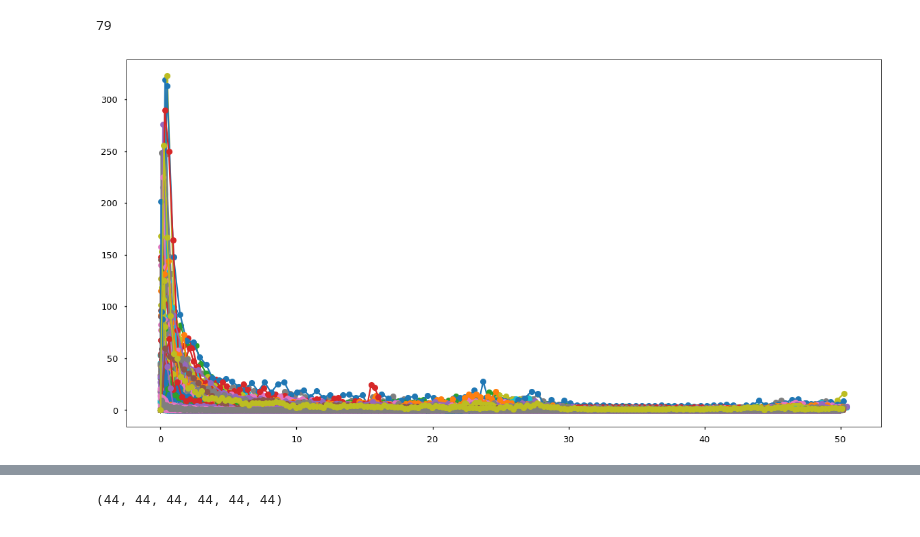
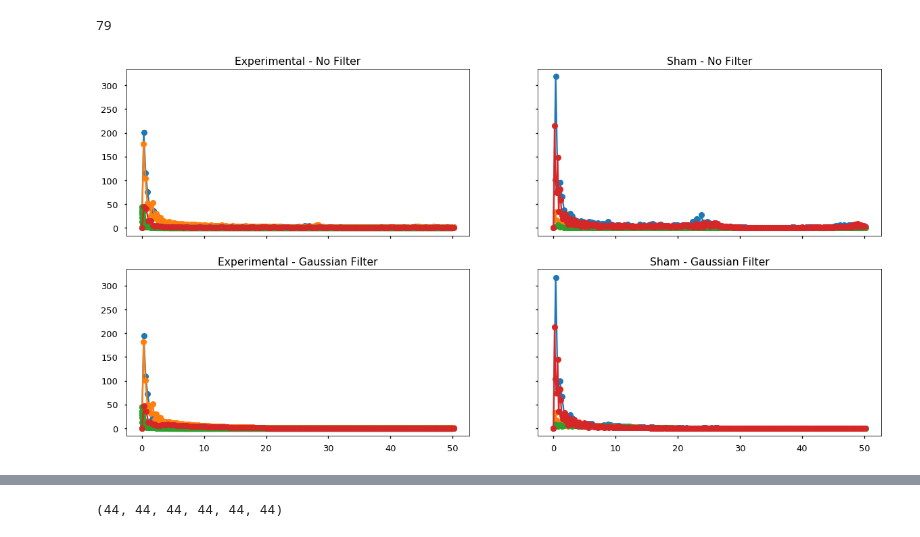
Before and after one commit to itsMahad/MothAbdominalRestriction, a Jupyter notebook: A_Step2_Tortuosity_Data_Loop.ipynb, the cells around one changed output, grey strips where cells are left out. Drawn from its saved outputs; the diff is of its cells as text; code cells hidden in the pictures.

Commit message:
Update 3/18: Multiplot with Filtering
This update implemented a multiplot including pre and post filtered summated fft's.

```diff
--- a/A_Step2_Tortuosity_Data_Loop.ipynb
+++ b/A_Step2_Tortuosity_Data_Loop.ipynb
@@ -11,6 +11,7 @@ from scipy import signal
 # %%
 source = r"/Users/Mahad/Downloads/drive-download-20200317T004709Z-001/Centroids_Relevant"
 outpath = r"/Users/Mahad/Downloads/drive-download-20200317T004709Z-001/Centroid_Filtered"
+figpath = r"/Users/Mahad/Downloads/drive-download-20200317T004709Z-001/Figures"
 # %%
 def gaussian(x,y):
     gauss = signal.gaussian(10,3)
@@ -44,53 +45,74 @@ print(len(csv_list))
 # %% [output]
 79
 # %%
-name_list = []
-xf_list = []
-Nx_list = []
-fft_Cxvel_list = []
-stdxv_list = []
-meanxv_list = []
-turb_intens_list = []
-conditioned_xvel_list = []
-xvel = []
-yvel = []
-t = []
-window = []
-visit_number_list = []
-f, ax = plt.subplots(1,1, figsize = (20,10), sharex = True, sharey = True)
+# name_list = []
+# xf_list = []
+# Nx_list = []
+# fft_Cxvel_list = []
+# stdxv_list = []
+# meanxv_list = []
+# turb_intens_list = []
+# conditioned_xvel_list = []
+# xvel = []
+# yvel = []
+# t = []
+# window = []
+# visit_number_list = []
+f, ax = plt.subplots(2,2, figsize = (20,10), sharex = True, sharey = True)
 
-for element in csv_list[:]:
+for element in csv_list[:8]:
     df = pd.read_csv(element)
     x, y, time = df.X_position.values, df.Y_position.values, df.FrameNumber.values
-    x_gauss, y_gauss = gaussian(x,y)
+
 
     visit_number = df.VisitNumber[0]
 
     xf, Nx, fftx = Tortuosity(x, time)
     yf, Ny, ffty = Tortuosity(y, time)
 
     name_list.append(element[78:-4])
 
 #     xf_list.append(xf)
 #     Nx_list.append(Nx)
 #     fft_Cxvel_list.append(fft_Cxvel)
 #     stdxv_list.append(stdxv)
 #     meanxv_list.append(meanxv)
 #     turb_intens_list.append(turb_intens)
 #     conditioned_xvel_list.append(conditioned_xvel)
 #     visit_number_list.append(visit_number)
+    if element[78:].startswith("Experimental"):
 
 
-    sum_xy = (2.0/Ny * np.abs(ffty[0:Ny//2]) + 2.0/Nx * np.abs(fftx[0:Nx//2]))
-    ax.plot(yf, sum_xy, "-o")
+        sum_xy = (2.0/Ny * np.abs(ffty[0:Ny//2]) + 2.0/Nx * np.abs(fftx[0:Nx//2]))
+        ax[0,0].plot(yf, sum_xy, "-o")
+        ax[0,0].set_title("Experimental - No Filter")
 
 
-#     fig.title(element[81:-4])
-#     plt.savefig(figpath + "\\" + element[81:-4] + '_x.png')
-#     plt.show()
-#     sb.set()
+        x_gauss, y_gauss = gaussian(x,y)
+        xf, Nx, fftx = Tortuosity(x_gauss, time)
+        yf, Ny, ffty = Tortuosity(y_gauss, time)
+        sum_xy = (2.0/Ny * np.abs(ffty[0:Ny//2]) + 2.0/Nx * np.abs(fftx[0:Nx//2]))
+        ax[1,0].plot(yf, sum_xy, "-o")
+        ax[1,0].set_title("Experimental - Gaussian Filter")
+
+    if element[78:].startswith("Sham"):
+
+        sum_xy = (2.0/Ny * np.abs(ffty[0:Ny//2]) + 2.0/Nx * np.abs(fftx[0:Nx//2]))
+        ax[0,1].plot(yf, sum_xy, "-o")
+        ax[0,1].set_title("Sham - No Filter")
+
+        x_gauss, y_gauss = gaussian(x,y)
+        xf, Nx, fftx = Tortuosity(x_gauss, time)
+        yf, Ny, ffty = Tortuosity(y_gauss, time)
+        sum_xy = (2.0/Ny * np.abs(ffty[0:Ny//2]) + 2.0/Nx * np.abs(fftx[0:Nx//2]))
+        ax[1,1].plot(yf, sum_xy, "-o")
+        ax[1,1].set_title("Sham - Gaussian Filter")
+
+
+plt.savefig(figpath + '//Summated_first8FFTs.png')
+plt.show()
 # %% [output]
-[figure, old version]
+[figure, new version]
 # %%
 name_list_ = []
 for name in name_list:
```
